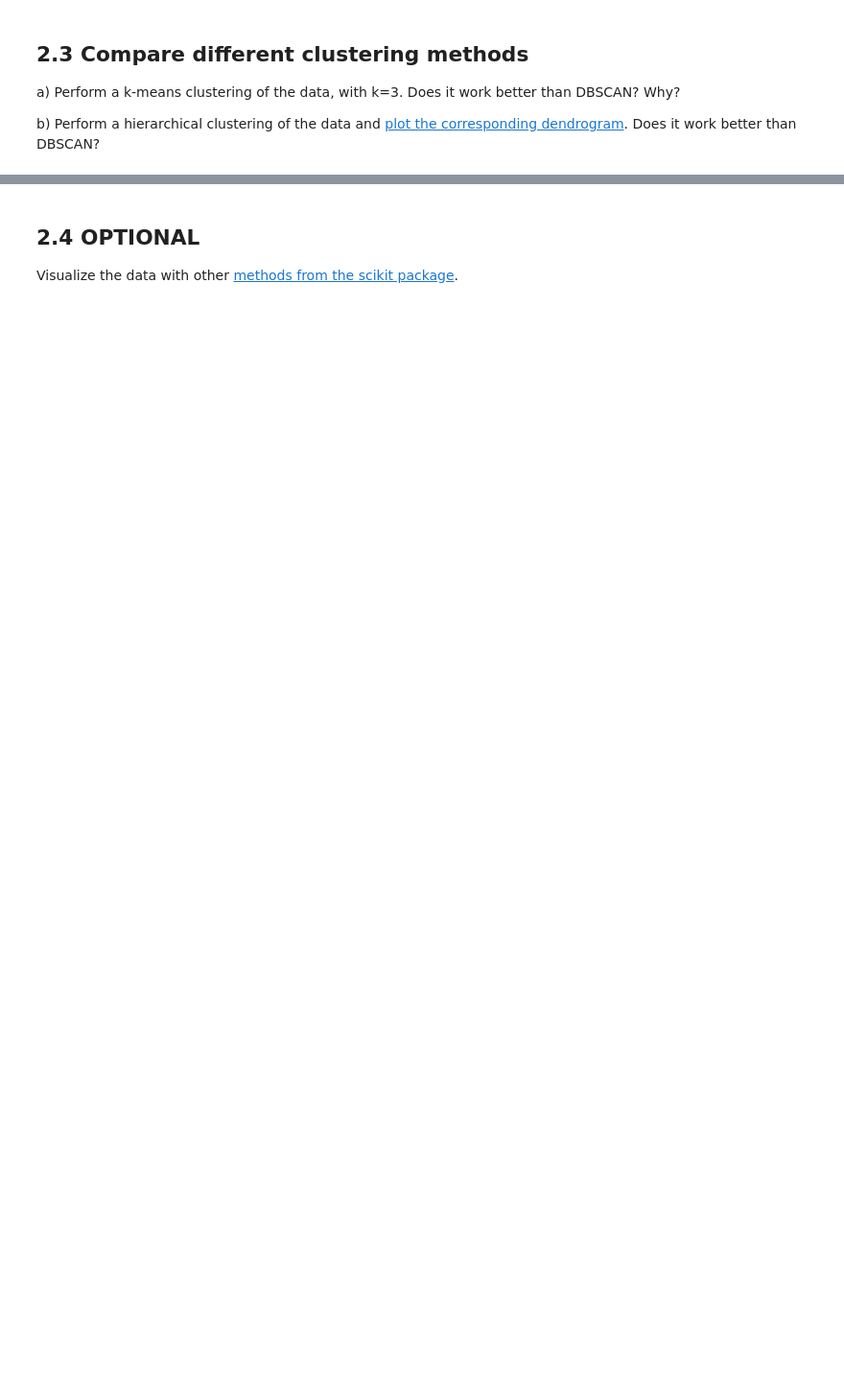
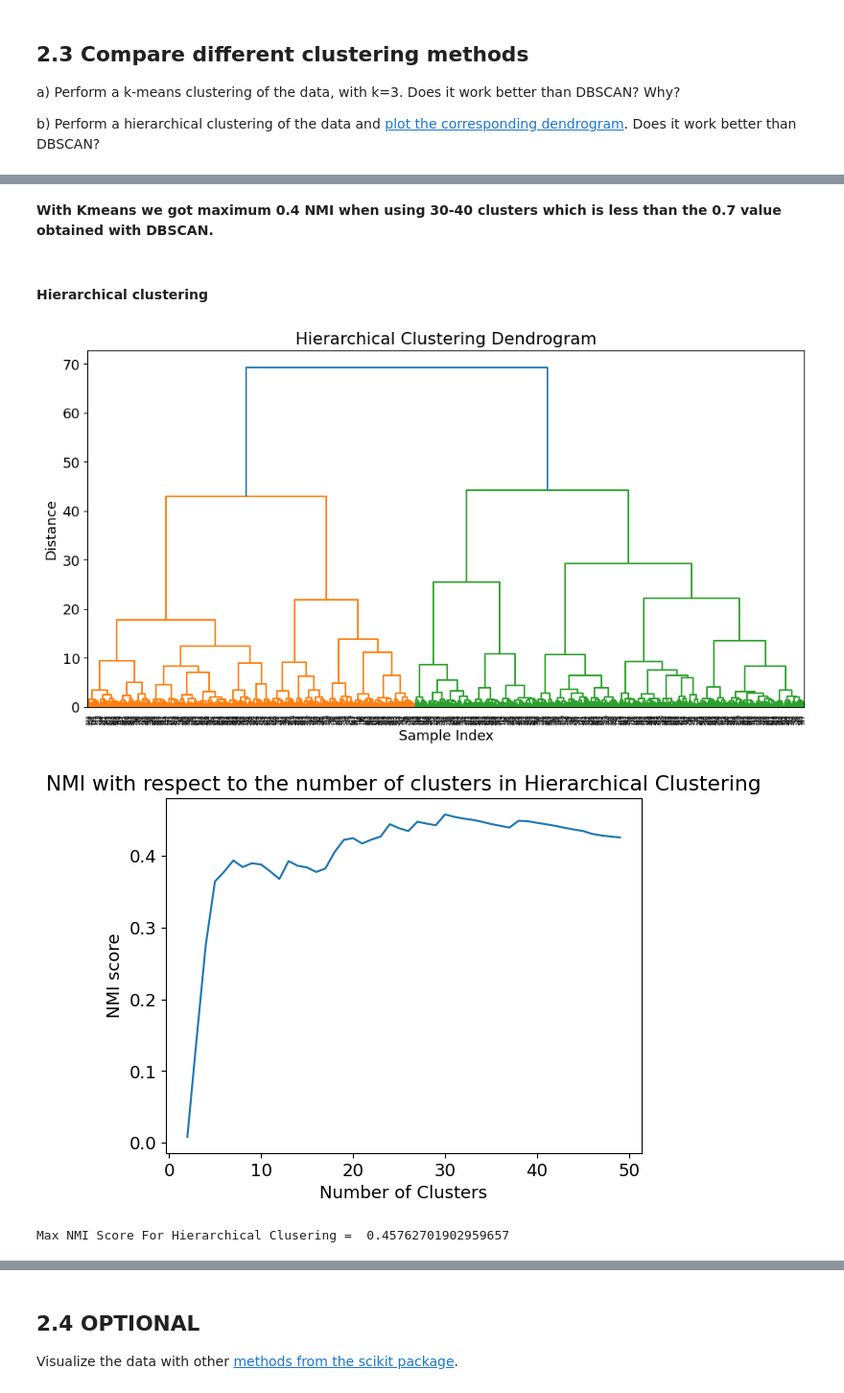
Before and after one commit to lm-schulze/LCP-Mod-B, a Jupyter notebook: Ex2/group2413_exercise2.ipynb, the cells around one changed output, grey strips where cells are left out. Shown at 96% size. Cells and saved outputs as stored; diff of their text form; code cells hidden in the pictures; blank space fills up the shorter version.

```diff
--- a/Ex2/group2413_exercise2.ipynb
+++ b/Ex2/group2413_exercise2.ipynb
@@ -64,0 +187,36 @@ Does it work better than DBSCAN?
+# %% [markdown]
+**With Kmeans we got maximum 0.4 NMI when using 30-40 clusters which is less than the 0.7 value obtained with DBSCAN.**
+# %% [markdown]
+#### Hierarchical clustering
+# %%
+from scipy.cluster.hierarchy import dendrogram, linkage, fcluster
+import matplotlib.pyplot as plt
+
+# Perform hierarchical clustering
+Z = linkage(X, method='ward')
+
+# Plot dendrogram
+plt.figure(figsize=(12, 6))
+dendrogram(Z)
+plt.title('Hierarchical Clustering Dendrogram')
+plt.xlabel('Sample Index')
+plt.ylabel('Distance')
+plt.show()
+
+hc_nmi_arr = []
+for n_clusters in range(2, 50):
+    hierarchical_labels = fcluster(Z, n_clusters, criterion='maxclust')
+    hc_nmi_arr.append(normalized_mutual_info_score(y, hierarchical_labels))
+
+plt.plot(list(range(2,50)), hc_nmi_arr)
+plt.title('NMI with respect to the number of clusters in Hierarchical Clustering')
+plt.xlabel('Number of Clusters')
+plt.ylabel('NMI score')
+plt.show()
+
+
+print("Max NMI Score For Hierarchical Clusering = ", max(hc_nmi_arr))
+# %% [output]
+[figure, added]
+[figure, added]
+Max NMI Score For Hierarchical Clusering =  0.45762701902959657
```
Also changed, not shown: parts of 12 cells of this notebook.
